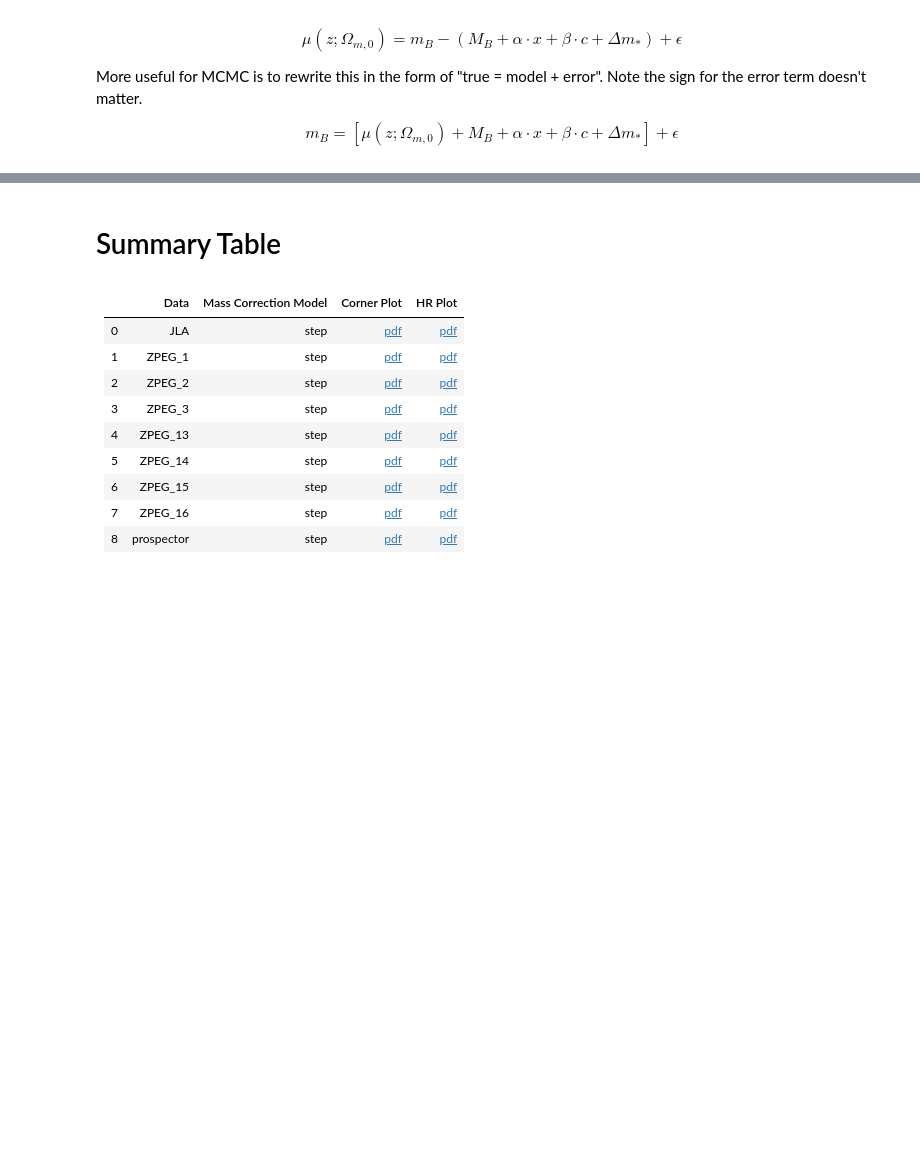
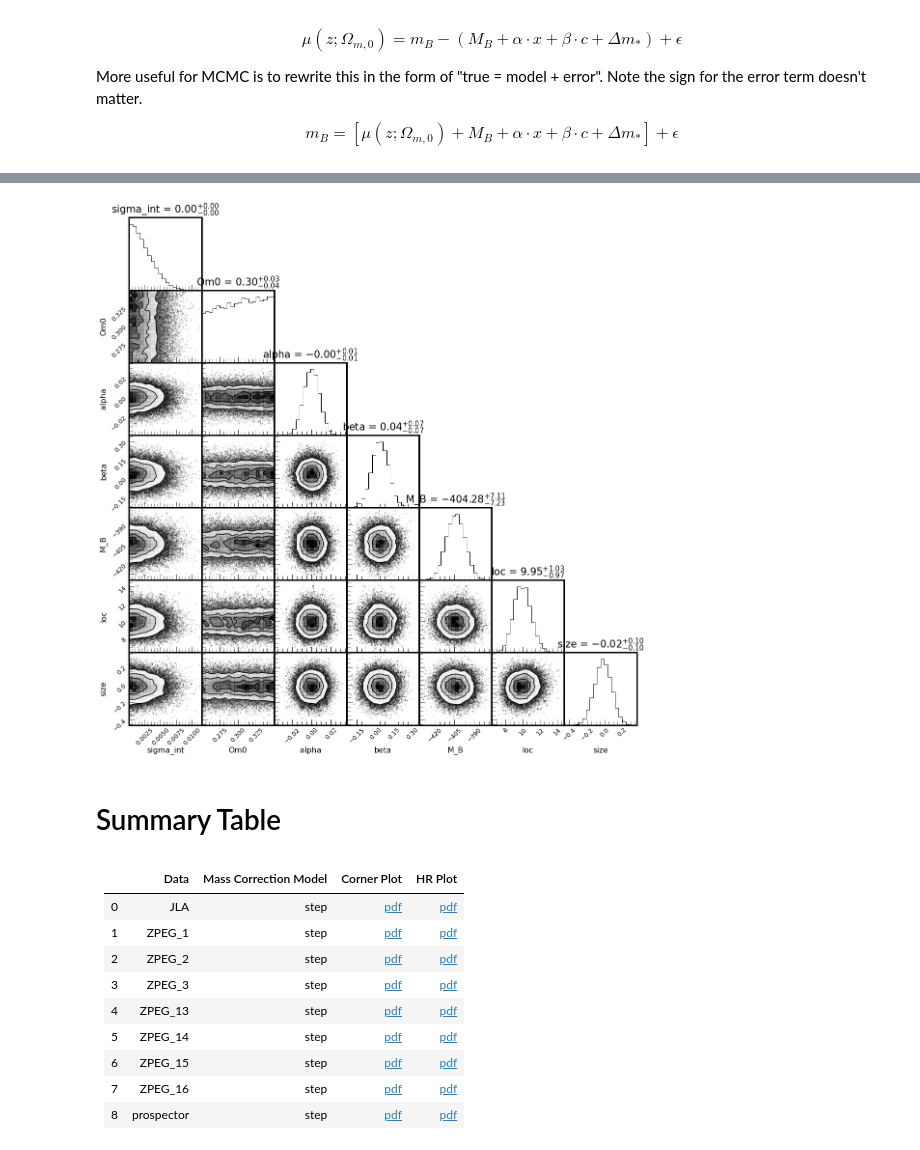
Before and after one commit to ketozhang/research_playground, a Jupyter notebook: hubble_constant_mass_correction/notebook.ipynb, the cells around one changed output, grey strips where cells are left out. Drawn from its saved outputs; the diff is of its cells as text; code cells hidden in the pictures; blank space fills up the shorter version.

```diff
--- a/hubble_constant_mass_correction/notebook.ipynb
+++ b/hubble_constant_mass_correction/notebook.ipynb
@@ -34,3 +47,9 @@ $$ m_B = [\mu(z; \Omega_{m,0}) + M_B + \alpha \cdot x + \beta \cdot c + \Delta m
+# %%
+r = Results("results/jla-chi2/results_2021-08-08T0525.hd5")
+
+r.plot_corner()
+# %% [output]
+[figure, added]
 # %% [markdown]
 # Summary Table
 # %%
```
Also changed, not shown: parts of 4 cells of this notebook, 2 other files.
